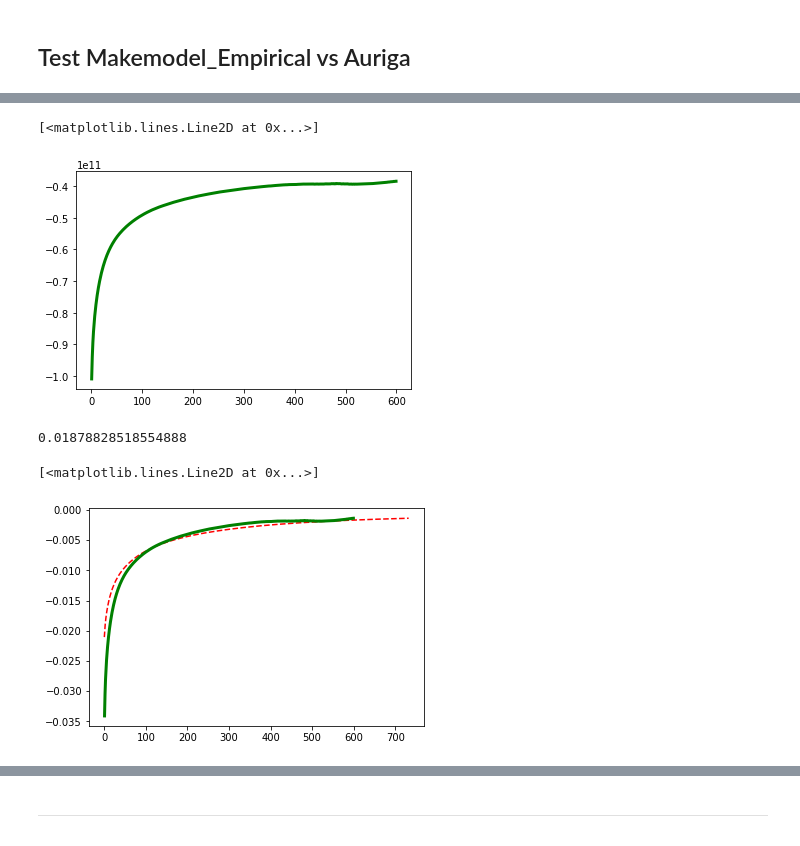
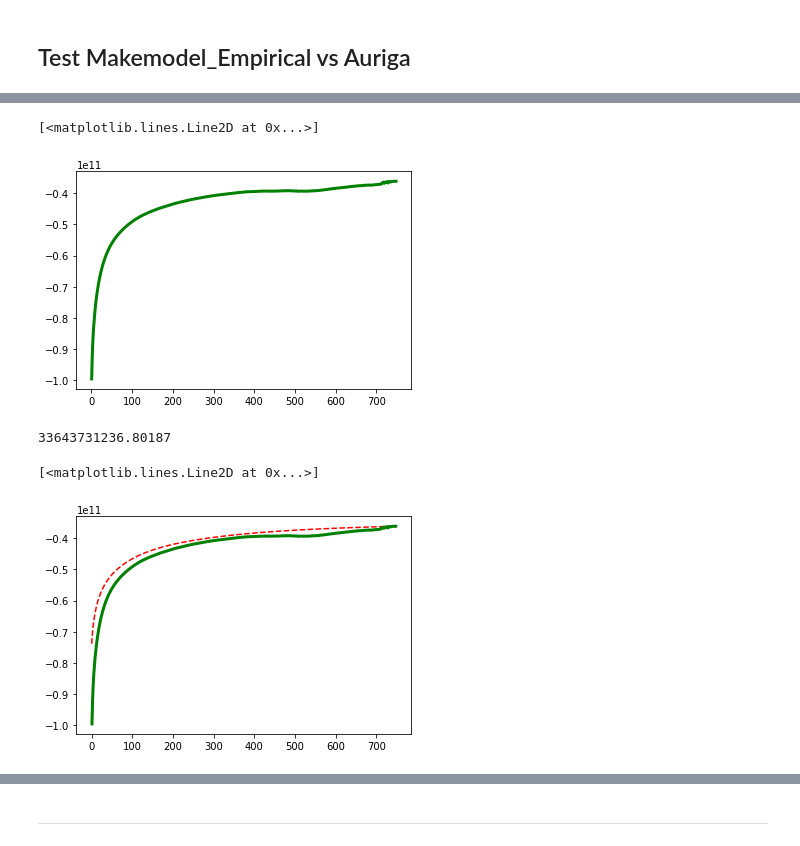
Before and after one commit to jngaravitoc/auriga-exp, a Jupyter notebook: src/TestHalo with pyEXP.ipynb, the cells around one changed output, grey strips where cells are left out. Cells and saved outputs as stored; diff of their text form; code cells hidden in the pictures.

```diff
--- a/src/TestHalo with pyEXP.ipynb
+++ b/src/TestHalo with pyEXP.ipynb
@@ -170,7 +175,7 @@ rr = np.sqrt((pos[:,0]**2) + (pos[:,1]**2) + (pos[:,2]**2))
 #pos,mass,rr = pos[cutr2],mass[cutr2],rr[cutr2]
 #potdm=potdm[cutr2]
 
-binrad = 200#int(ss.gaussian_kde(rr).scotts_factor()*len(rr))
+binrad = 1000#int(ss.gaussian_kde(rr).scotts_factor()*len(rr))
 
 rrmin,rrmax=np.nanmin(np.log10(rr)),np.nanmax(np.log10(rr))
 r,rho = return_density(np.log10(rr),weights= DMmass, rangevals=[rrmin, rrmax],bins=binrad)
@@ -189,7 +194,7 @@ print(pos.shape, mass.shape)
 (31503466, 3) (31503466,)
 # %%
 #r, rho = halo_st.density_profile(nbins=100, rmin=0, rmax=600)
-R,D,M,P = makemodel_empirical(r, rho, "Au{}_table.txt".format(nhalo))
+R,D,M,P,scal = makemodel_empirical(r, rho, "Au{}_table.txt".format(nhalo),GetScaling=True)
 print('\nTEST NaN: ',(np.isnan(R)).any(),(np.isnan(D)).any(),(np.isnan(M)).any(),(np.isnan(P)).any())
 print(type(M[0]))
 # %% [output]
@@ -299,4 +304,6 @@ mbacc = np.cumsum(mb)
 # %%
 #mfac = 1/mbacc[-1]
 km2kpc = 3.24078e-17
-rfac,dfac,mfac,pfac=1.0, 5.239633723326549e-13, 5.239633723326551e-13, 5.23963372332655e-13
+rfac,dfac,mfac,pfac=scal#1.0, 5.239633723326549e-13, 5.239633723326551e-13, 5.23963372332655e-13
+#0.9999999999999999 5.23667438799905e-13 5.23667438799905e-13 5.23667438799905e-13
+print(scal)
@@ -341,20 +350,20 @@ Text(0.5, 0, 'R')
 # %%
 G_=4.300917270036279e-06#43009.17270036279#
-potsph = empirical_potencial_profile(posb,(pwau/G_ ))
+potsph = empirical_potencial_profile(posb,(pwau/G_ ), nbins=500, rmin=np.min(R), rmax=np.max(R))
 
 plt.plot(potsph[0],potsph[1],color='g',label='Auriga',lw=3)
 # %% [output]
 [<matplotlib.lines.Line2D at 0x...>]
-[figure, old version]
+[figure, new version]
 # %%
-c=np.abs(P[-1]-potsph[1][-1]*pfac)
+c=np.abs(P[-1]/pfac-potsph[1][-1])
 print(c)
-plt.plot(R, P,c='r',ls='--', label='makemodel_em')
-plt.plot(potsph[0],(potsph[1]*pfac)+c,color='g',label='Auriga',lw=3)
+plt.plot(R, (P/pfac)-c,c='r',ls='--', label='makemodel_em')
+plt.plot(potsph[0],potsph[1],color='g',label='Auriga',lw=3)
 # %% [output]
-0.01878828518554888
+33643731236.80187
 [<matplotlib.lines.Line2D at 0x...>]
-[figure, old version]
+[figure, new version]
 # %%
 mfac
 # %% [output]
```
Also changed, not shown: parts of 27 cells of this notebook, 5 other files.
